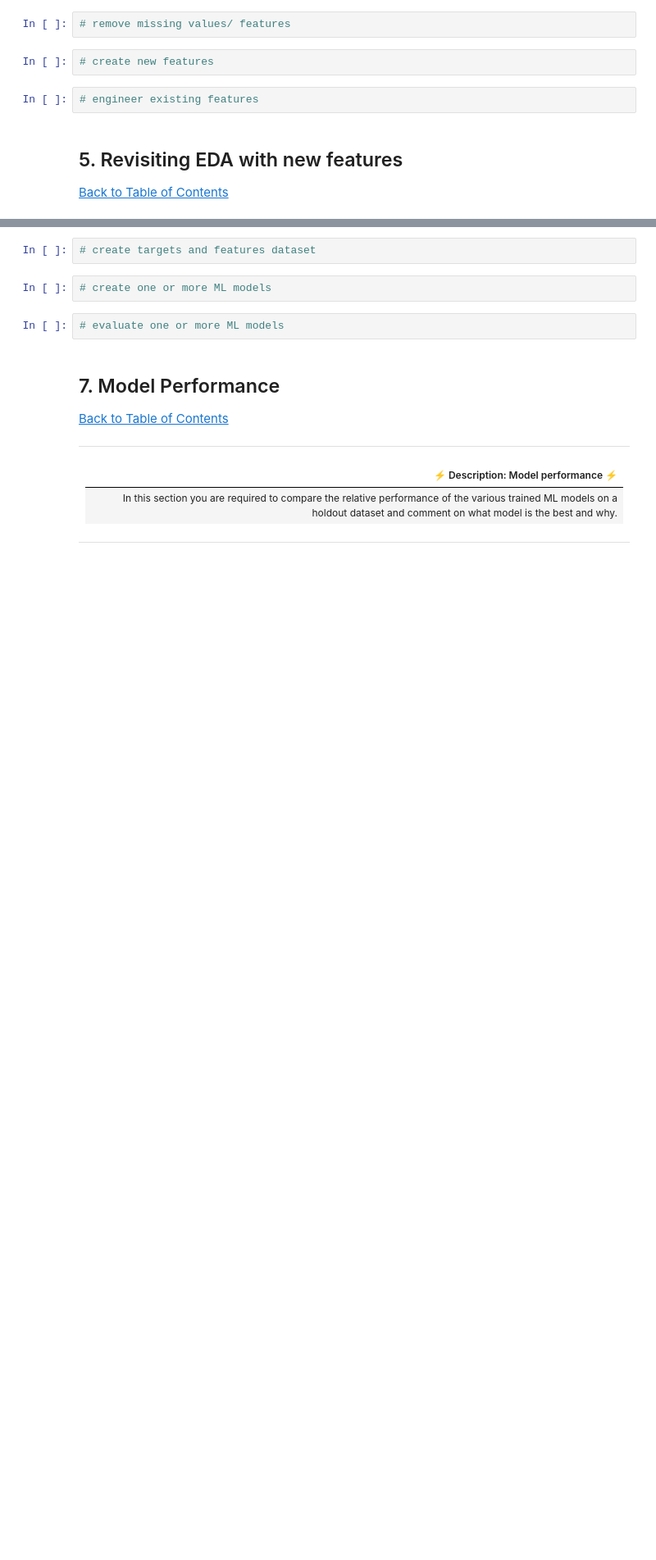
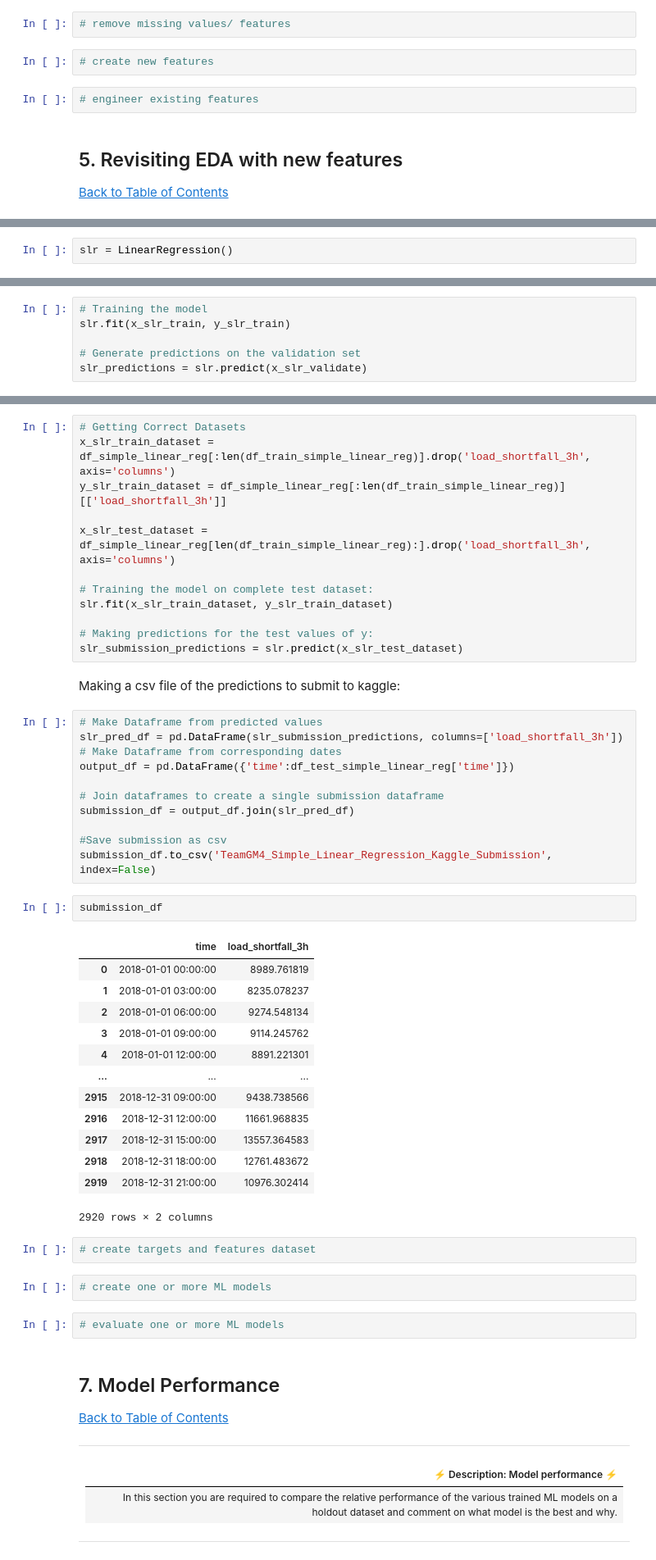
Before and after one commit to Kabous0017/TEAM-GM4-Predict, a Jupyter notebook: starter-notebook.ipynb, the cells around one changed output, grey strips where cells are left out. Shown at 82% size. Cells and saved outputs as stored; diff of their text form; blank space fills up the shorter version.

Commit message:
Trained a simple linear regression model

```diff
--- a/starter-notebook.ipynb
+++ b/starter-notebook.ipynb
@@ -370,0 +529,2 @@ NOTE FOR KOBUS --- INSERT CONCLUSION
+# %%
+slr = LinearRegression()
@@ -370,0 +533,6 @@ NOTE FOR KOBUS --- INSERT CONCLUSION
+# %%
+# Training the model
+slr.fit(x_slr_train, y_slr_train)
+
+# Generate predictions on the validation set
+slr_predictions = slr.predict(x_slr_validate)
@@ -371,3 +558,44 @@ NOTE FOR KOBUS --- INSERT CONCLUSION
+# %%
+# Getting Correct Datasets
+x_slr_train_dataset = df_simple_linear_reg[:len(df_train_simple_linear_reg)].drop('load_shortfall_3h', axis='columns')
+y_slr_train_dataset = df_simple_linear_reg[:len(df_train_simple_linear_reg)][['load_shortfall_3h']]
+
+x_slr_test_dataset = df_simple_linear_reg[len(df_train_simple_linear_reg):].drop('load_shortfall_3h', axis='columns')
+
+# Training the model on complete test dataset:
+slr.fit(x_slr_train_dataset, y_slr_train_dataset)
+
+# Making predictions for the test values of y:
+slr_submission_predictions = slr.predict(x_slr_test_dataset)
+# %% [markdown]
+Making a csv file of the predictions to submit to kaggle:
+# %%
+# Make Dataframe from predicted values
+slr_pred_df = pd.DataFrame(slr_submission_predictions, columns=['load_shortfall_3h'])
+# Make Dataframe from corresponding dates
+output_df = pd.DataFrame({'time':df_test_simple_linear_reg['time']})
+
+# Join dataframes to create a single submission dataframe
+submission_df = output_df.join(slr_pred_df)
+
+#Save submission as csv
+submission_df.to_csv('TeamGM4_Simple_Linear_Regression_Kaggle_Submission', index=False)
+# %%
+submission_df
+# %% [output]
+|  | time | load_shortfall_3h |
+| 0 | 2018-01-01 00:00:00 | 8989.761819 |
+| 1 | 2018-01-01 03:00:00 | 8235.078237 |
+| 2 | 2018-01-01 06:00:00 | 9274.548134 |
+| 3 | 2018-01-01 09:00:00 | 9114.245762 |
+| 4 | 2018-01-01 12:00:00 | 8891.221301 |
+| ... | ... | ... |
+| 2915 | 2018-12-31 09:00:00 | 9438.738566 |
+| 2916 | 2018-12-31 12:00:00 | 11661.968835 |
+| 2917 | 2018-12-31 15:00:00 | 13557.364583 |
+| 2918 | 2018-12-31 18:00:00 | 12761.483672 |
+| 2919 | 2018-12-31 21:00:00 | 10976.302414 |
+2920 rows × 2 columns
 # %%
 # create targets and features dataset
 # %%
```
Also changed, not shown: parts of 34 cells of this notebook, 1 other file.
